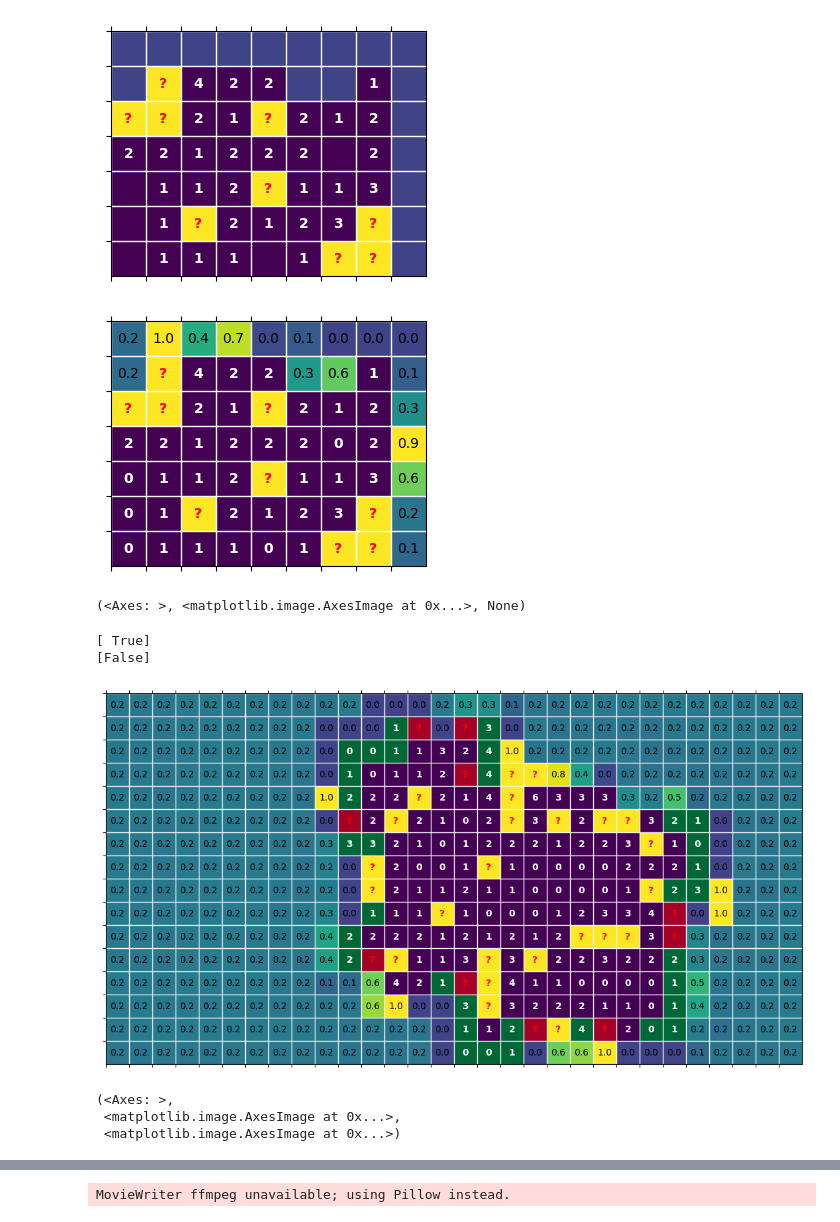
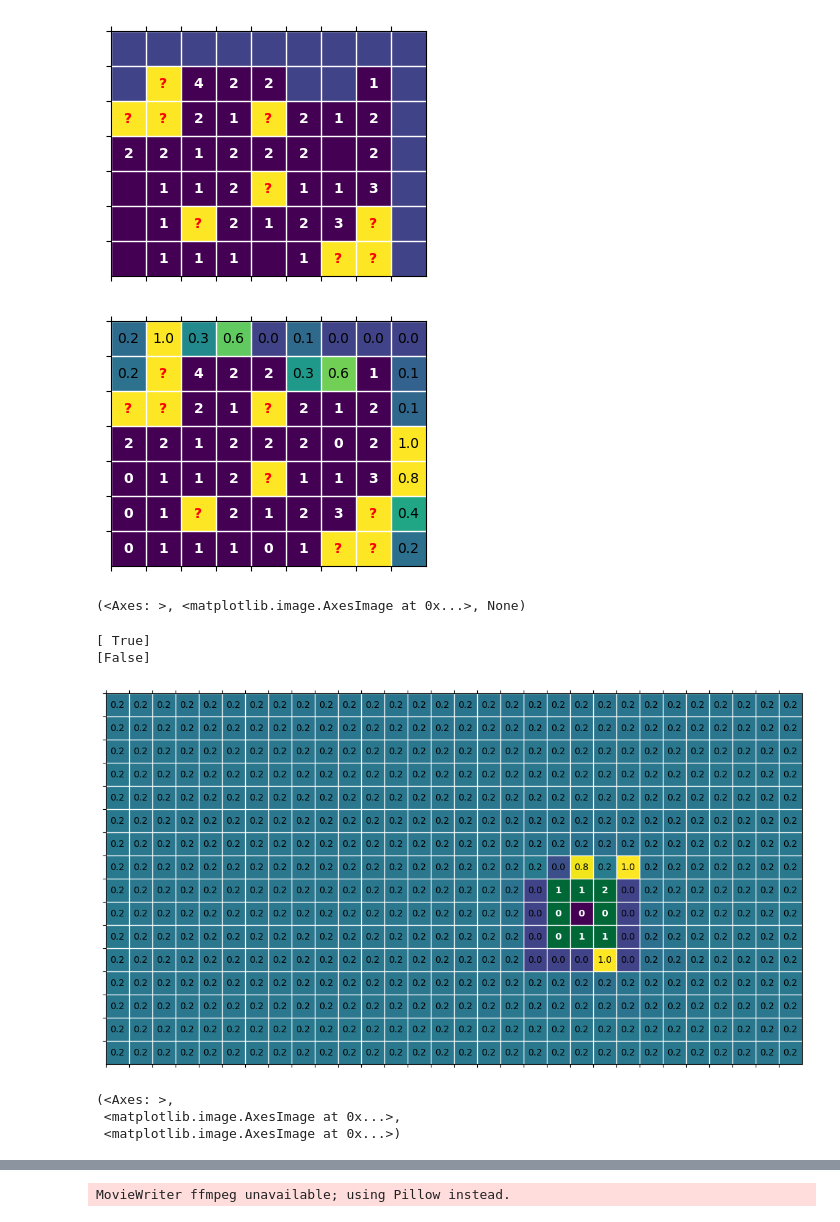
Before and after one commit to ClaudioPaterniti/MineSweeperLearning, a Jupyter notebook: test.ipynb, the cells around one changed output, grey strips where cells are left out. Saved outputs shown, nothing was run; the diff lists cells and outputs as text; code cells hidden in the pictures.

Commit message:
clean weights

```diff
--- a/test.ipynb
+++ b/test.ipynb
@@ -15,10 +15,10 @@ device = (
     else "cpu"
 )
 print(device)
-model = PatchMLPModel.load('weights/patch_mlp_7x7_512_halving_mr_dataset.pth', device)
-model2 = PatchMLPModel.load('weights/patch_mlp_7x7_512_halving_mr.pth', device)
-player = ThresholdPlayer(model, 0.01, 0.95)
-player2 = ThresholdPlayer(model2, 0.01, 0.95)
+model = PatchMLPModel.load('weights/patch_mlp_7x7_1024.pth', device)
+model2 = PatchMLPModel.load('weights/patch_mlp_7x7_512.pth', device)
+player = ThresholdPlayer(model, 0.01, 0.99)
+player2 = ThresholdPlayer(model2, 0.01, 0.99)
 # %% [output]
 cpu
 # %%
@@ -40,7 +40,7 @@ ax, s, h = pyplot_game(g[0], print_zeros=False)
 p = model(g, np.array([12]))
 pyplot_game(g[0], mine_probs=p[0])
 # %% [output]
-[figure, old version]
+[figure, new version]
 (<Axes: >, <matplotlib.image.AxesImage at 0x...>, None)
 # %%
 g = Game(16, 30, 99, n=1)
@@ -48,13 +48,13 @@ _ = g.open_zero()
 # %%
-o, f = player.step(g)
+player.play(g, 1)
 print(g.active_games)
 print(g.won)
 p = model(g.game_state(), g.mines_n)
 g.pyplot_game(0, mine_probs=p[0], highlighted='last_moves', print_zeros= True, size=0.35) # highlight newly opened in red
 # %% [output]
 [ True]
 [False]
-[figure, old version]
+[figure, new version]
 (<Axes: >,
  <matplotlib.image.AxesImage at 0x...>,
  <matplotlib.image.AxesImage at 0x...>)
```
Also changed, not shown: parts of 6 cells of this notebook, 16 other files.
